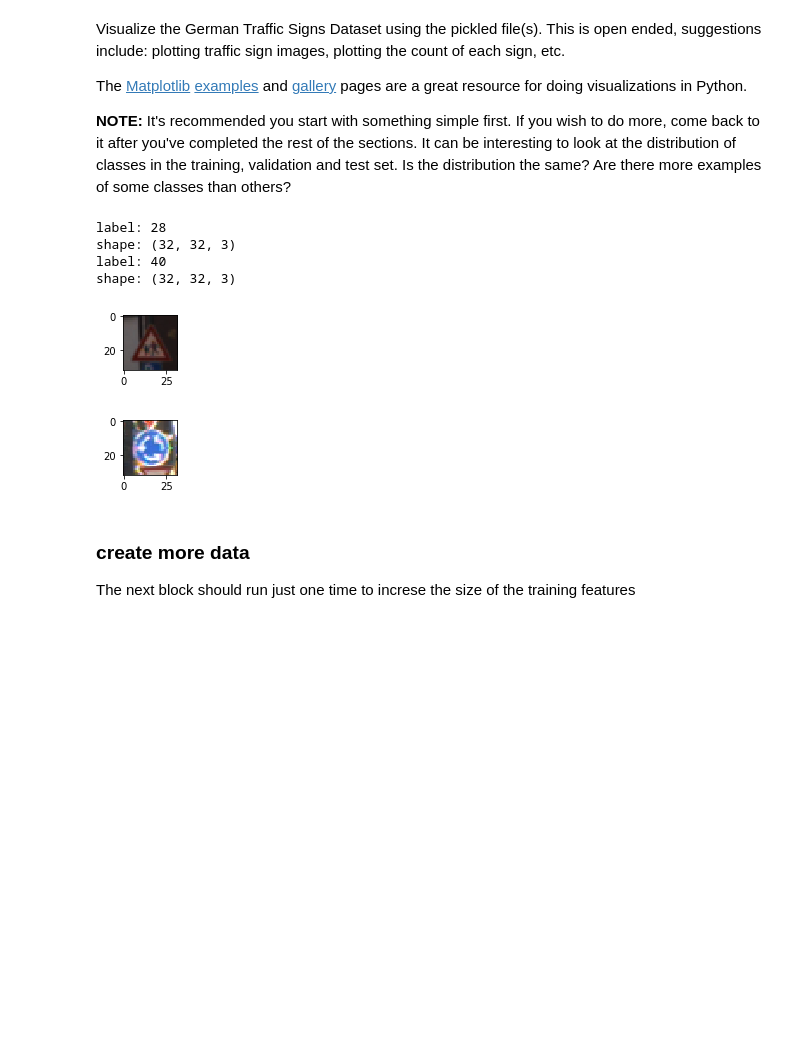
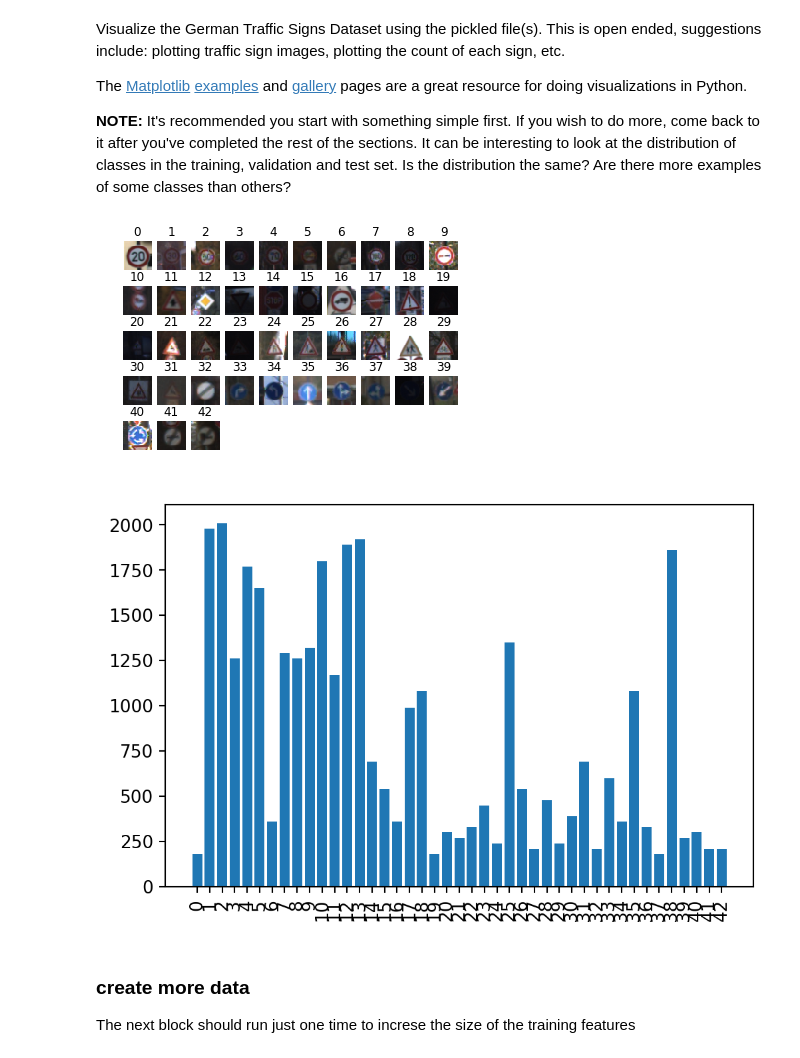
Before and after one commit to agonzale34/sdc-traffic-sign-classifier, a Jupyter notebook: Traffic_Sign_Classifier.ipynb, the cells around one changed output. Cells and saved outputs as stored; diff of their text form; code cells hidden in the pictures; blank space fills up the shorter version.

```diff
--- a/Traffic_Sign_Classifier.ipynb
+++ b/Traffic_Sign_Classifier.ipynb
@@ -104,34 +104,40 @@ The [Matplotlib](http://matplotlib.org/) [examples](http://matplotlib.org/exampl
 # %%
 # Data exploration visualization code goes here.
 import random
 import matplotlib.pyplot as plt
 # Visualizations will be shown in the notebook.
 % matplotlib inline
 
 
 def print_img_label(img, lb, gray=False):
     plt.figure(figsize=(1, 1))
     if gray:
         plt.imshow(img, cmap="gray")
     else:
         plt.imshow(img)
     print('label:', lb)
     print('shape:', img.shape)
 
 
-index = random.randint(0, len(X_train))
-print_img_label(X_train[index].squeeze(), y_train[index])
+# show the images
+for i in range(0, n_classes):
+    signs = np.where(y_train == i)
+    plt.subplot(5, 10, i + 1)
+    plt.axis('off')
+    plt.title(i)
+    plt.imshow(X_train[signs[0][0]].squeeze())
+plt.show()
 
-# images of round
-rounds = np.where(y_train == 40)
-print_img_label(X_train[rounds[0][0]].squeeze(), y_train[rounds[0][0]])
+fig, ax=plt.subplots(dpi=190)
+
+# show a plotting
+signs_number = np.unique(y_train, return_counts=True)
+plt.xticks(rotation=90)
+ax.bar(signs_number[0], signs_number[1], tick_label=signs_number[0])
+plt.show()
 # %% [output]
-label: 28
-shape: (32, 32, 3)
-label: 40
-shape: (32, 32, 3)
-[figure, old version]
+[figure, new version]
-[figure, old version]
+[figure, new version]
 # %% [markdown]
 ### create more data
 
```
Also changed, not shown: parts of 8 cells of this notebook, 3 other files.
